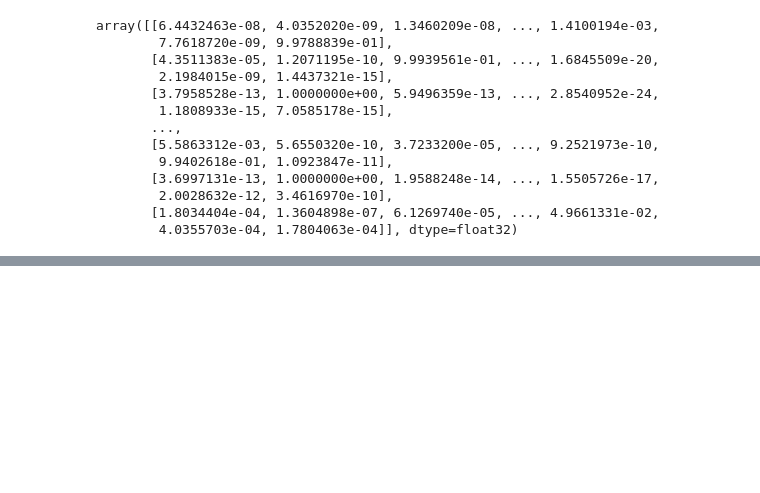
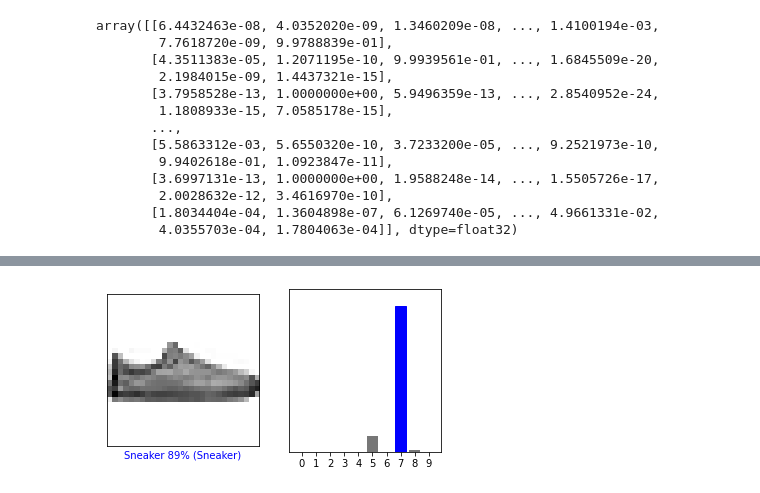
Before and after one commit to HanumantappaBudihal/TensorFlow-Samples, a Jupyter notebook: 1.Basics/1.Beginners/2.Basic Image Classification.ipynb, the cells around one changed output, grey strips where cells are left out. Saved outputs shown, nothing was run; the diff lists cells and outputs as text; code cells hidden in the pictures; blank space fills up the shorter version.

```diff
--- a/1.Basics/1.Beginners/2.Basic Image Classification.ipynb
+++ b/1.Basics/1.Beginners/2.Basic Image Classification.ipynb
@@ -110,0 +158,10 @@ array([[6.4432463e-08, 4.0352020e-09, 1.3460209e-08, ..., 1.4100194e-03,
+# %%
+i = 12
+plot.figure(figsize=(6,3))
+plot.subplot(1,2,1)
+plot_image(i, predictions[i], test_labels, test_images)
+plot.subplot(1,2,2)
+plot_value_array(i, predictions[i],  test_labels)
+plot.show()
+# %% [output]
+[figure, added]
```
Also changed, not shown: parts of 5 cells of this notebook, 1 other file.
